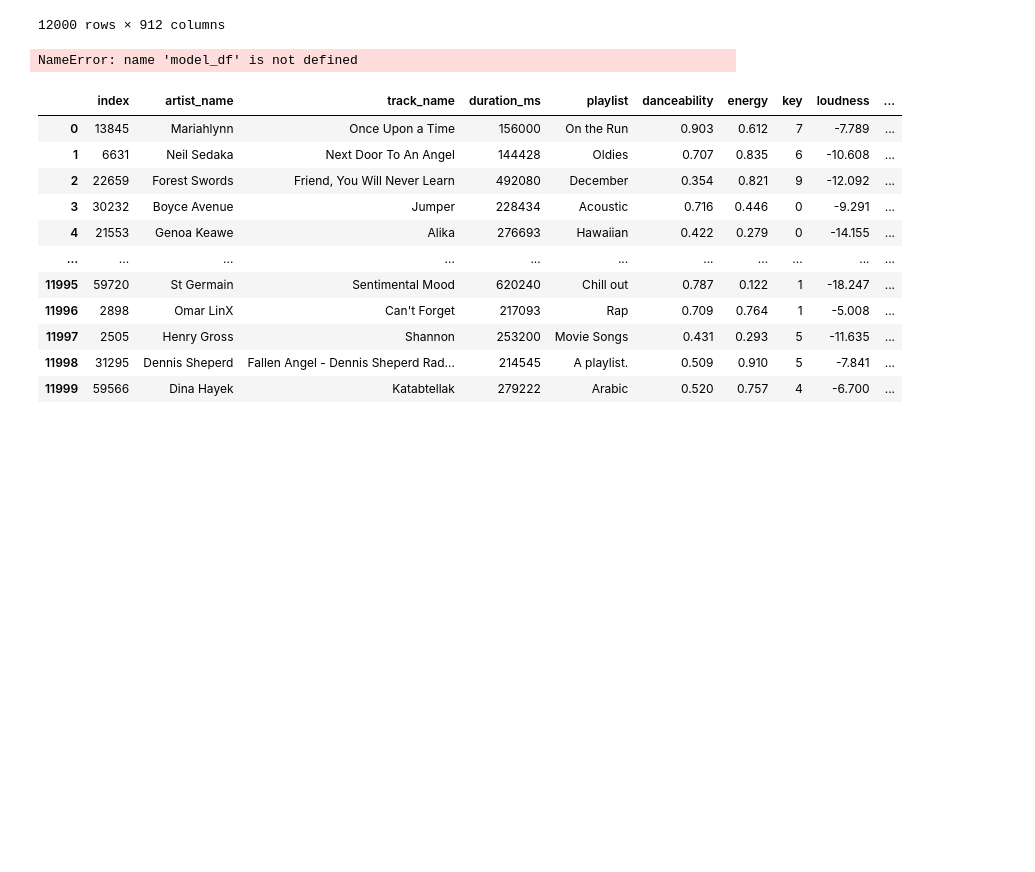
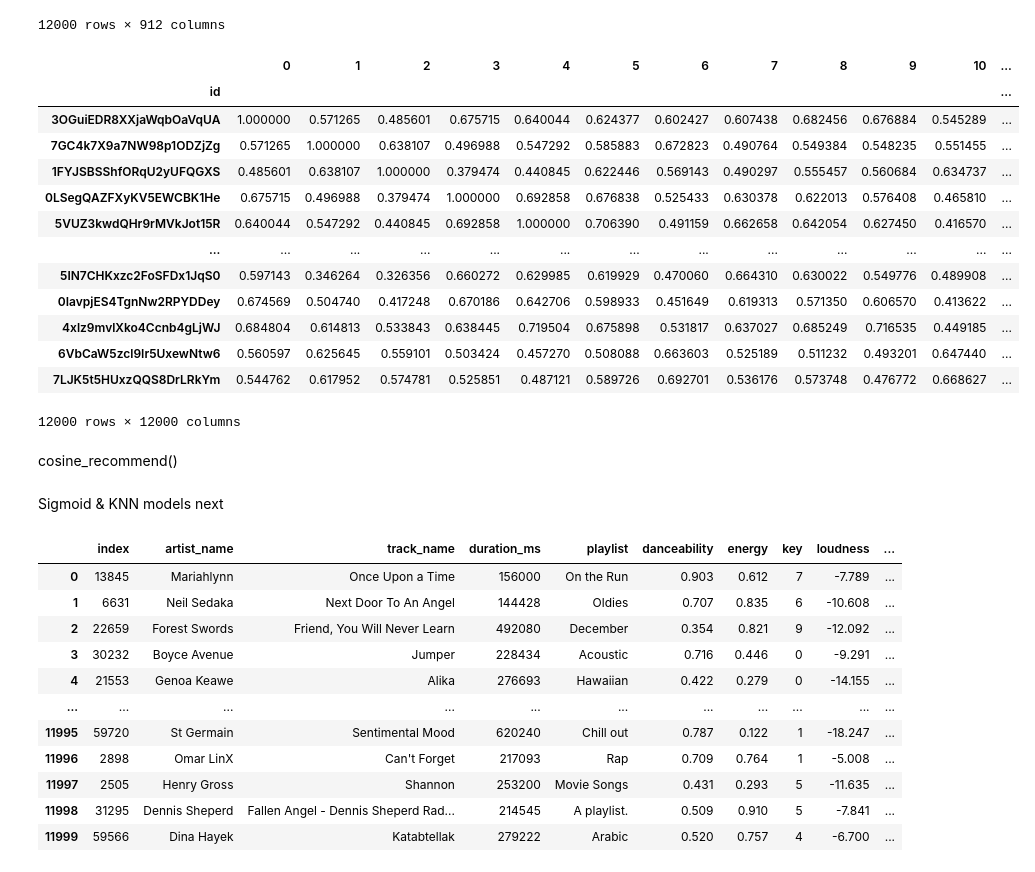
Before and after one commit to sumed-h/SpotifySongRecAudFeatures, a Jupyter notebook: Notebooks/jan13.ipynb, the cells around one changed output. Drawn from its saved outputs; the diff is of its cells as text; code cells hidden in the pictures; blank space fills up the shorter version.

```diff
--- a/Notebooks/jan13.ipynb
+++ b/Notebooks/jan13.ipynb
@@ -1039,10 +1096,27 @@ scaled_df
 12000 rows × 912 columns
 # %%
 cosine = cosine_similarity(scaled_df)
-cos_df = pd.DataFrame(data=cosine, index=model_df.index)
+cos_df = pd.DataFrame(data=cosine, index=scaled_df.index)
 cos_df
 # %% [output]
+|  | 0 | 1 | 2 | 3 | 4 | 5 | 6 | 7 | 8 | 9 | 10 | ... |
+| id |  |  |  |  |  |  |  |  |  |  |  | ... |
+| 3OGuiEDR8XXjaWqbOaVqUA | 1.000000 | 0.571265 | 0.485601 | 0.675715 | 0.640044 | 0.624377 | 0.602427 | 0.607438 | 0.682456 | 0.676884 | 0.545289 | ... |
+| 7GC4k7X9a7NW98p1ODZjZg | 0.571265 | 1.000000 | 0.638107 | 0.496988 | 0.547292 | 0.585883 | 0.672823 | 0.490764 | 0.549384 | 0.548235 | 0.551455 | ... |
+| 1FYJSBSShfORqU2yUFQGXS | 0.485601 | 0.638107 | 1.000000 | 0.379474 | 0.440845 | 0.622446 | 0.569143 | 0.490297 | 0.555457 | 0.560684 | 0.634737 | ... |
+| 0LSegQAZFXyKV5EWCBK1He | 0.675715 | 0.496988 | 0.379474 | 1.000000 | 0.692858 | 0.676838 | 0.525433 | 0.630378 | 0.622013 | 0.576408 | 0.465810 | ... |
+| 5VUZ3kwdQHr9rMVkJot15R | 0.640044 | 0.547292 | 0.440845 | 0.692858 | 1.000000 | 0.706390 | 0.491159 | 0.662658 | 0.642054 | 0.627450 | 0.416570 | ... |
+| ... | ... | ... | ... | ... | ... | ... | ... | ... | ... | ... | ... | ... |
+| 5IN7CHKxzc2FoSFDx1JqS0 | 0.597143 | 0.346264 | 0.326356 | 0.660272 | 0.629985 | 0.619929 | 0.470060 | 0.664310 | 0.630022 | 0.549776 | 0.489908 | ... |
+| 0IavpjES4TgnNw2RPYDDey | 0.674569 | 0.504740 | 0.417248 | 0.670186 | 0.642706 | 0.598933 | 0.451649 | 0.619313 | 0.571350 | 0.606570 | 0.413622 | ... |
+| 4xlz9mvlXko4Ccnb4gLjWJ | 0.684804 | 0.614813 | 0.533843 | 0.638445 | 0.719504 | 0.675898 | 0.531817 | 0.637027 | 0.685249 | 0.716535 | 0.449185 | ... |
+| 6VbCaW5zcl9Ir5UxewNtw6 | 0.560597 | 0.625645 | 0.559101 | 0.503424 | 0.457270 | 0.508088 | 0.663603 | 0.525189 | 0.511232 | 0.493201 | 0.647440 | ... |
+| 7LJK5t5HUxzQQS8DrLRkYm | 0.544762 | 0.617952 | 0.574781 | 0.525851 | 0.487121 | 0.589726 | 0.692701 | 0.536176 | 0.573748 | 0.476772 | 0.668627 | ... |
-NameError: name 'model_df' is not defined
+12000 rows × 12000 columns
+# %% [markdown]
+cosine_recommend()
+# %% [markdown]
+Sigmoid & KNN models next
 # %%
 spotify_df
 # %% [output]
```
Also changed, not shown: parts of 14 cells of this notebook.
